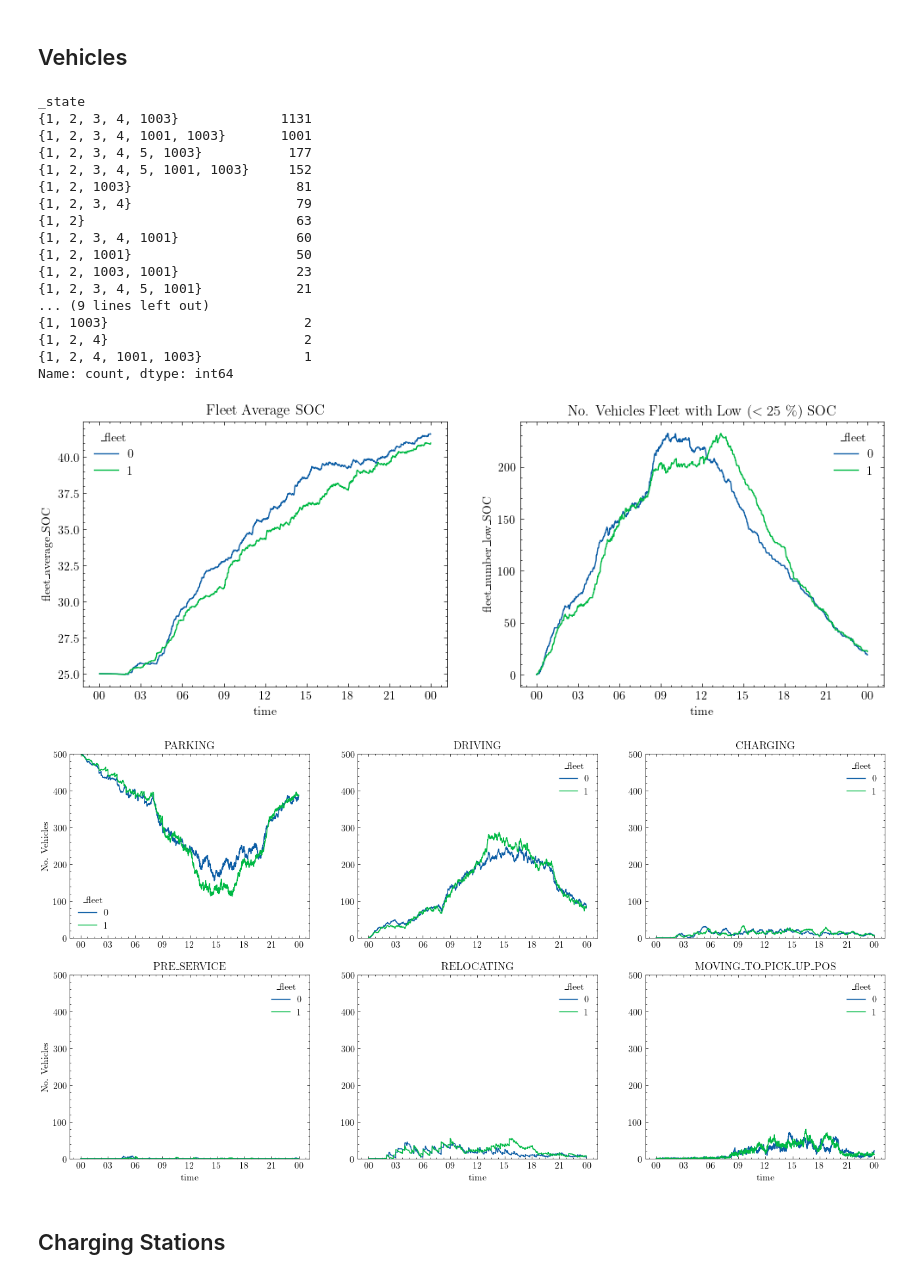
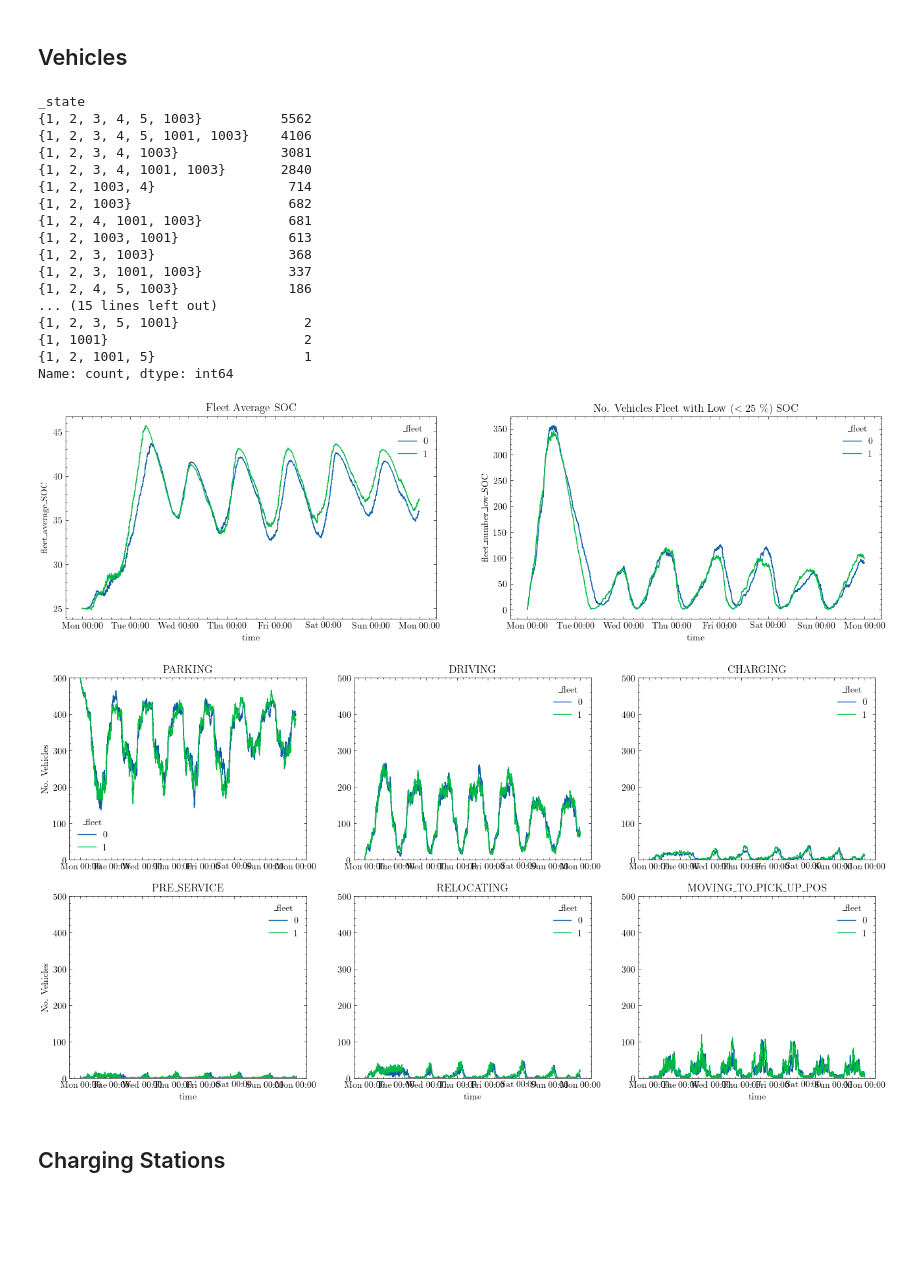
Before and after one commit to IS3UniCologne/urban-mobility-simulation, a Jupyter notebook: resources/scripts/simulation_analysis/shared_charging.ipynb, the cells around one changed output. Cells and saved outputs as stored; diff of their text form; code cells hidden in the pictures; blank space fills up the shorter version.

```diff
--- a/resources/scripts/simulation_analysis/shared_charging.ipynb
+++ b/resources/scripts/simulation_analysis/shared_charging.ipynb
@@ -71,6 +87,6 @@ auction_tracking
 # %%
 # rename time axis
-auction_tracking['timestamp'] = pd.to_datetime(auction_tracking['time'].apply(SimulationTimeConverter.as_time), format="%H:%M:%S")
+auction_tracking['timestamp'] = pd.to_datetime(auction_tracking['time'].apply(SimulationTimeConverter.as_datetime))
 # %%
 auction_tracking['_result.clearing_price'] = auction_tracking['_result'].apply(lambda x: eval(x)[1])
 auction_tracking['_result.capacity'] = auction_tracking['_result'].apply(lambda x: eval(x)[0])
@@ -133,51 +129,54 @@ ax.xaxis.set_major_formatter(mdates.DateFormatter('%H:%M'))
 # %% [markdown]
 ## Vehicles
 # %%
-vehicle_tracking = pd.read_csv("data/output/tracking/vehicles.csv")
+vehicle_tracking_coordinated = pd.read_csv(f"data/output/tracking/{RUN_COORDINATED}_vehicles.csv")
 # %%
-vehicle_tracking['_state'].apply(lambda x: set(eval(x))).value_counts()
+vehicle_tracking_coordinated['_state'].apply(lambda x: set(eval(x))).value_counts()
 # %% [output]
 _state
-{1, 2, 3, 4, 1003}             1131
-{1, 2, 3, 4, 1001, 1003}       1001
-{1, 2, 3, 4, 5, 1003}           177
-{1, 2, 3, 4, 5, 1001, 1003}     152
-{1, 2, 1003}                     81
-{1, 2, 3, 4}                     79
-{1, 2}                           63
-{1, 2, 3, 4, 1001}               60
-{1, 2, 1001}                     50
-{1, 2, 1003, 1001}               23
-{1, 2, 3, 4, 5, 1001}            21
-... (9 lines left out)
-{1, 1003}                         2
-{1, 2, 4}                         2
-{1, 2, 4, 1001, 1003}             1
+{1, 2, 3, 4, 5, 1003}          5562
+{1, 2, 3, 4, 5, 1001, 1003}    4106
+{1, 2, 3, 4, 1003}             3081
+{1, 2, 3, 4, 1001, 1003}       2840
+{1, 2, 1003, 4}                 714
+{1, 2, 1003}                    682
+{1, 2, 4, 1001, 1003}           681
+{1, 2, 1003, 1001}              613
+{1, 2, 3, 1003}                 368
+{1, 2, 3, 1001, 1003}           337
+{1, 2, 4, 5, 1003}              186
+... (15 lines left out)
+{1, 2, 3, 5, 1001}                2
+{1, 1001}                         2
+{1, 2, 1001, 5}                   1
 Name: count, dtype: int64
 # %%
-RECHARGE_THRESHOLD = 25 # ATTENTION: This is an approximation, we use dynamic ones per hour
+RECHARGE_THRESHOLD = 25 # ATTENTION: This is an approximation, we use dynamic ones per hour # TODO: use dynamic from config
 
-vehicle_tracking['fleet_average_SOC'] = vehicle_tracking['_current_state_of_charge'].apply(lambda x: np.mean(eval(x)))
-vehicle_tracking['fleet_number_low_SOC'] = vehicle_tracking['_current_state_of_charge'].apply(lambda x: np.count_nonzero(np.array(eval(x))< RECHARGE_THRESHOLD))
+vehicle_tracking_coordinated['fleet_average_SOC'] = vehicle_tracking_coordinated['_current_state_of_charge'].apply(lambda x: np.mean(eval(x)))
+vehicle_tracking_coordinated['fleet_number_low_SOC'] = vehicle_tracking_coordinated['_current_state_of_charge'].apply(lambda x: np.count_nonzero(np.array(eval(x))< RECHARGE_THRESHOLD))
 # %%
 # rename time axis
-vehicle_tracking['time'] = pd.to_datetime(vehicle_tracking['time'].apply(SimulationTimeConverter.as_time), format="%H:%M:%S")
+vehicle_tracking_coordinated.rename(columns={'time': 'simtime'}, inplace=True)
+vehicle_tracking_coordinated['time'] = pd.to_datetime(vehicle_tracking_coordinated['simtime'].apply(SimulationTimeConverter.as_datetime))
 
-vehicle_tracking['timestamp'] = vehicle_tracking['time'].dt.strftime("%H:%M")
+# vehicle_tracking_coordinated['timestamp'] = vehicle_tracking_coordinated['time'].dt.strftime("%H:%M")
 # %%
-fig, ax = plt.subplots(nrows = 1, ncols = 2, figsize = (12, 4))
+fig, ax = plt.subplots(nrows = 1, ncols = 2, figsize = (16, 4))
 
-sns.lineplot(data=vehicle_tracking, x='time', y='fleet_average_SOC', hue='_fleet', ax = ax[0])
-sns.lineplot(data=vehicle_tracking, x='time', y='fleet_number_low_SOC', hue='_fleet', ax = ax[1])
+sns.lineplot(data=vehicle_tracking_coordinated, x='time', y='fleet_average_SOC', hue='_fleet', ax = ax[0])
+sns.lineplot(data=vehicle_tracking_coordinated, x='time', y='fleet_number_low_SOC', hue='_fleet', ax = ax[1])
 
 ax[0].set_title('Fleet Average SOC')
 ax[1].set_title(f'No. Vehicles Fleet with Low ($< {RECHARGE_THRESHOLD}$ \%) SOC')
 
 for a in ax:
-    a.xaxis.set_major_locator(mdates.AutoDateLocator(maxticks=12))
-    a.xaxis.set_major_formatter(mdates.DateFormatter('%H'))
+    a.xaxis.set_major_locator(mdates.AutoDateLocator(maxticks=SIM_DAYS * 2))
+    a.xaxis.set_major_formatter(mdates.DateFormatter('%a %H:%M'))
+
+plt.show()
 # %% [output]
-[figure, old version]
+[figure, new version]
 # %%
 INITIALIZED = 0
 PARKING = 1
@@ -207,12 +206,12 @@ vehicle_tracking['_state_RESERVED'] = vehicle_tracking['_state'].apply(lambda x:
 # %%
 fig, ax = plt.subplots(nrows=2, ncols=3, figsize=(16, 8))
-sns.lineplot(data=vehicle_tracking, x='time', y='_state_PARKING', hue='_fleet', ax=ax[0][0])
-sns.lineplot(data=vehicle_tracking, x='time', y='_state_DRIVING', hue='_fleet', ax=ax[0][1])
-sns.lineplot(data=vehicle_tracking, x='time', y='_state_CHARGING', hue='_fleet', ax=ax[0][2])
+sns.lineplot(data=vehicle_tracking_coordinated, x='time', y='_state_PARKING', hue='_fleet', ax=ax[0][0])
+sns.lineplot(data=vehicle_tracking_coordinated, x='time', y='_state_DRIVING', hue='_fleet', ax=ax[0][1])
+sns.lineplot(data=vehicle_tracking_coordinated, x='time', y='_state_CHARGING', hue='_fleet', ax=ax[0][2])
 
-sns.lineplot(data=vehicle_tracking, x='time', y='_state_PRE_SERVICE', hue='_fleet', ax=ax[1][0])
-sns.lineplot(data=vehicle_tracking, x='time', y='_state_RELOCATING', hue='_fleet', ax=ax[1][1])
-sns.lineplot(data=vehicle_tracking, x='time', y='_state_MOVING_TO_PICK_UP_POS', hue='_fleet', ax=ax[1][2])
+sns.lineplot(data=vehicle_tracking_coordinated, x='time', y='_state_PRE_SERVICE', hue='_fleet', ax=ax[1][0])
+sns.lineplot(data=vehicle_tracking_coordinated, x='time', y='_state_RELOCATING', hue='_fleet', ax=ax[1][1])
+sns.lineplot(data=vehicle_tracking_coordinated, x='time', y='_state_MOVING_TO_PICK_UP_POS', hue='_fleet', ax=ax[1][2])
 
 ax[0][0].set_title('PARKING')
 ax[0][1].set_title('DRIVING')
@@ -225,8 +224,8 @@ ax[1][2].set_title('MOVING_TO_PICK_UP_POS')
 
 for aa in ax:
     for i, a in enumerate(aa):
-        a.xaxis.set_major_locator(mdates.AutoDateLocator(maxticks=12))
-        a.xaxis.set_major_formatter(mdates.DateFormatter('%H'))
+        a.xaxis.set_major_locator(mdates.AutoDateLocator(maxticks=SIM_DAYS * 2))
+        a.xaxis.set_major_formatter(mdates.DateFormatter('%a %H:%M'))
 
 
         a.set_ylabel('No. Vehicles')
@@ -236,7 +235,7 @@ for aa in ax:
 for a in ax[0]:
     a.xaxis.label.set_visible(False)
 # %% [output]
-[figure, old version]
+[figure, new version]
 # %% [markdown]
 ## Charging Stations
 # %%
```
Also changed, not shown: parts of 52 cells of this notebook, 1 other file.
